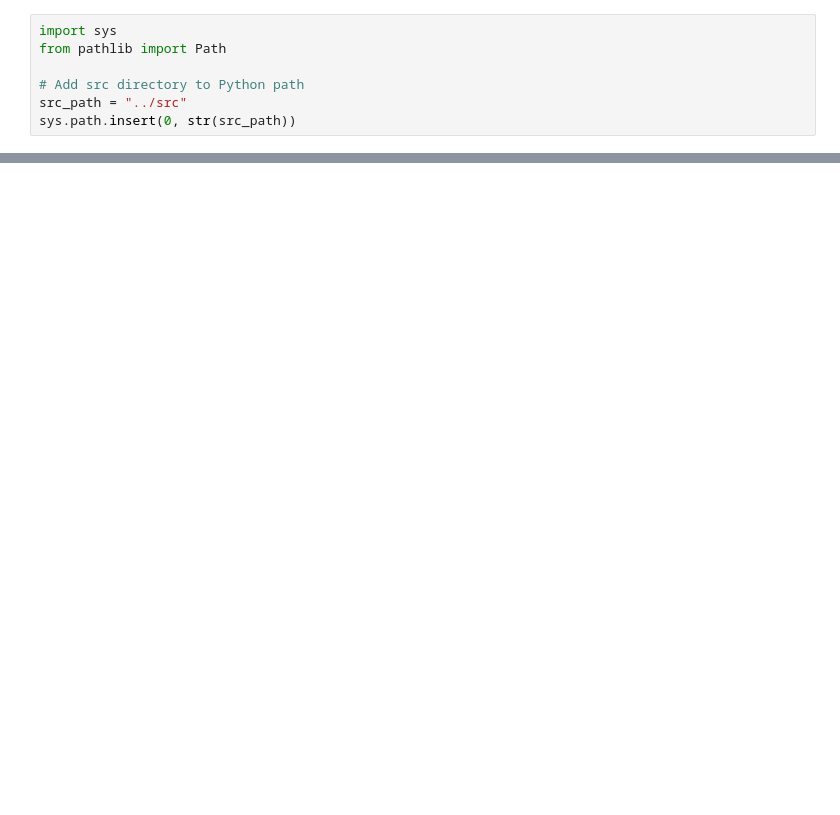
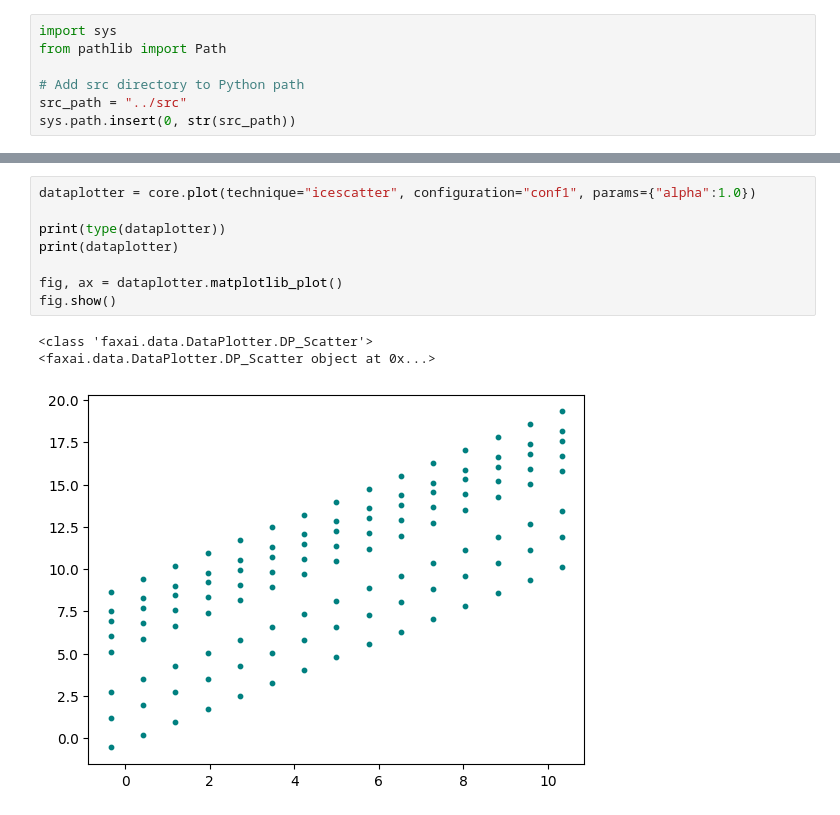
Before and after one commit to jparisu/Local-PDP, a Jupyter notebook: .dev/manual_testing.ipynb, the cells around one changed output, grey strips where cells are left out. Drawn from its saved outputs; the diff is of its cells as text; blank space fills up the shorter version.

```diff
--- a/.dev/manual_testing.ipynb
+++ b/.dev/manual_testing.ipynb
@@ -108,3 +129,15 @@ ICE Predictions: HyperPlanes(grid=Grid(grid=[array([-0.1,  0.2,  0.5,  0.8,  1.1
+# %%
+dataplotter = core.plot(technique="icescatter", configuration="conf1", params={"alpha":1.0})
+
+print(type(dataplotter))
+print(dataplotter)
+
+fig, ax = dataplotter.matplotlib_plot()
+fig.show()
+# %% [output]
+<class 'faxai.data.DataPlotter.DP_Scatter'>
+<faxai.data.DataPlotter.DP_Scatter object at 0x...>
+[figure, added]
 # %%
 pdp = core.explain(technique="pdp", configuration="conf1")
 
```
Also changed, not shown: parts of 12 cells of this notebook, 19 other files.
